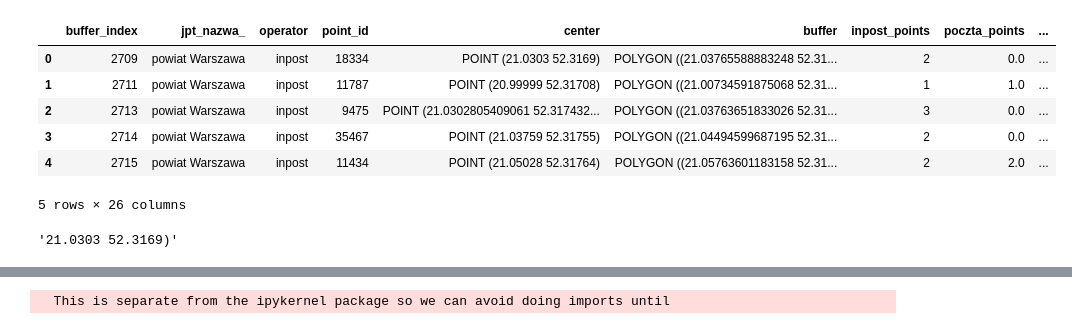
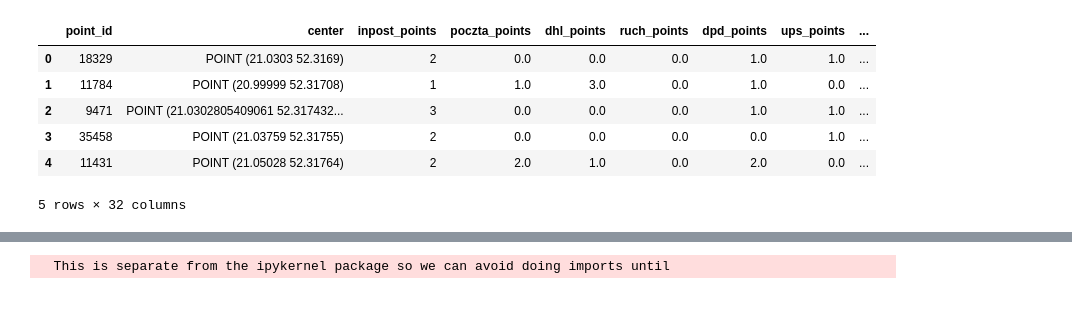
Before and after one commit to michaelwozniak/spatial_econometric_project, a Jupyter notebook: codes/7_spatial_drift_models.ipynb, the cells around one changed output, grey strips where cells are left out. Saved outputs shown, nothing was run; the diff lists cells and outputs as text; code cells hidden in the pictures.

```diff
--- a/codes/7_spatial_drift_models.ipynb
+++ b/codes/7_spatial_drift_models.ipynb
@@ -20,4 +16,4 @@ display(HTML("<style>.prompt { display:none !important; }</style>"))
 # %%
-df_warszawa = pd.read_csv("../datasets/preprocessed_data/df_warszawa_gwr_niepelny.csv")
-df_krakow = pd.read_csv("../datasets/preprocessed_data/df_krakow_gwr_niepelny.csv")
-df_poznan = pd.read_csv("../datasets/preprocessed_data/df_poznan_gwr_niepelny.csv")
+df_warszawa = pd.read_csv("../datasets/preprocessed_data/df_warszawa_gwr.csv")
+df_krakow = pd.read_csv("../datasets/preprocessed_data/df_krakow_gwr.csv")
+df_poznan = pd.read_csv("../datasets/preprocessed_data/df_poznan_gwr.csv")
@@ -24,17 +22,17 @@ df_poznan = pd.read_csv("../datasets/preprocessed_data/df_poznan_gwr_niepelny.cs
+# %%
+df = df.drop(columns = {'operator', 'buffer', 'buffer_index'})
 # %%
-df_warszawa.head()
+df.head()
 # %% [output]
-|  | buffer_index | jpt_nazwa_ | operator | point_id | center | buffer | inpost_points | poczta_points | ... |
-| 0 | 2709 | powiat Warszawa | inpost | 18334 | POINT (21.0303 52.3169) | POLYGON ((21.03765588883248 52.31... | 2 | 0.0 | ... |
-| 1 | 2711 | powiat Warszawa | inpost | 11787 | POINT (20.99999 52.31708) | POLYGON ((21.00734591875068 52.31... | 1 | 1.0 | ... |
-| 2 | 2713 | powiat Warszawa | inpost | 9475 | POINT (21.0302805409061 52.317432... | POLYGON ((21.03763651833026 52.31... | 3 | 0.0 | ... |
-| 3 | 2714 | powiat Warszawa | inpost | 35467 | POINT (21.03759 52.31755) | POLYGON ((21.04494599687195 52.31... | 2 | 0.0 | ... |
-| 4 | 2715 | powiat Warszawa | inpost | 11434 | POINT (21.05028 52.31764) | POLYGON ((21.05763601183158 52.31... | 2 | 2.0 | ... |
+|  | point_id | center | inpost_points | poczta_points | dhl_points | ruch_points | dpd_points | ups_points | ... |
+| 0 | 18329 | POINT (21.0303 52.3169) | 2 | 0.0 | 0.0 | 0.0 | 1.0 | 1.0 | ... |
+| 1 | 11784 | POINT (20.99999 52.31708) | 1 | 1.0 | 3.0 | 0.0 | 1.0 | 0.0 | ... |
+| 2 | 9471 | POINT (21.0302805409061 52.317432... | 3 | 0.0 | 0.0 | 0.0 | 1.0 | 1.0 | ... |
+| 3 | 35458 | POINT (21.03759 52.31755) | 2 | 0.0 | 0.0 | 0.0 | 0.0 | 1.0 | ... |
+| 4 | 11431 | POINT (21.05028 52.31764) | 2 | 2.0 | 1.0 | 0.0 | 2.0 | 0.0 | ... |
-5 rows × 26 columns
+5 rows × 32 columns
 # %%
-df_warszawa['center'][0][7:]
+# df_warszawa['center'][0][7:]
-# %% [output]
-'21.0303 52.3169)'
 # %%
 # df_warszawa['z'], df_warszawa['y'] = df_warszawa['center'][0].split('(')
 # df_warszawa['lon'], df_warszawa['lat'] = df_warszawa['y'][0].split(' ')
```
Also changed, not shown: parts of 26 cells of this notebook, 1 other file.
